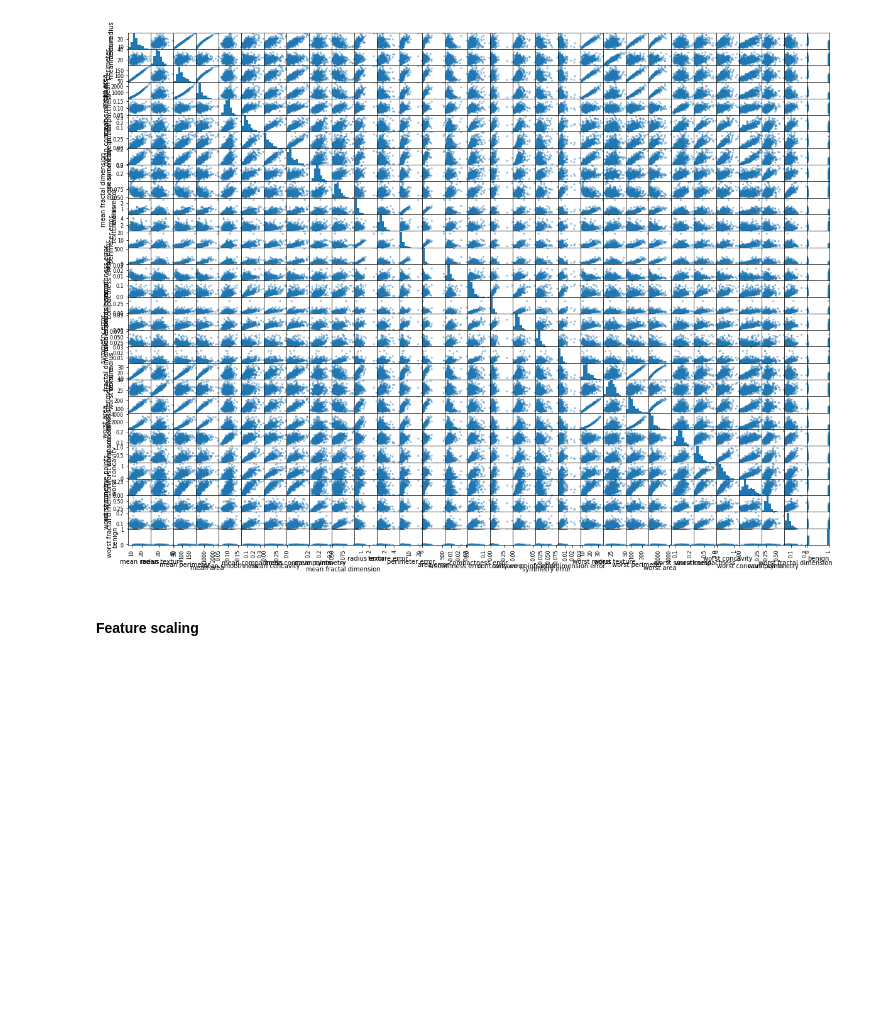
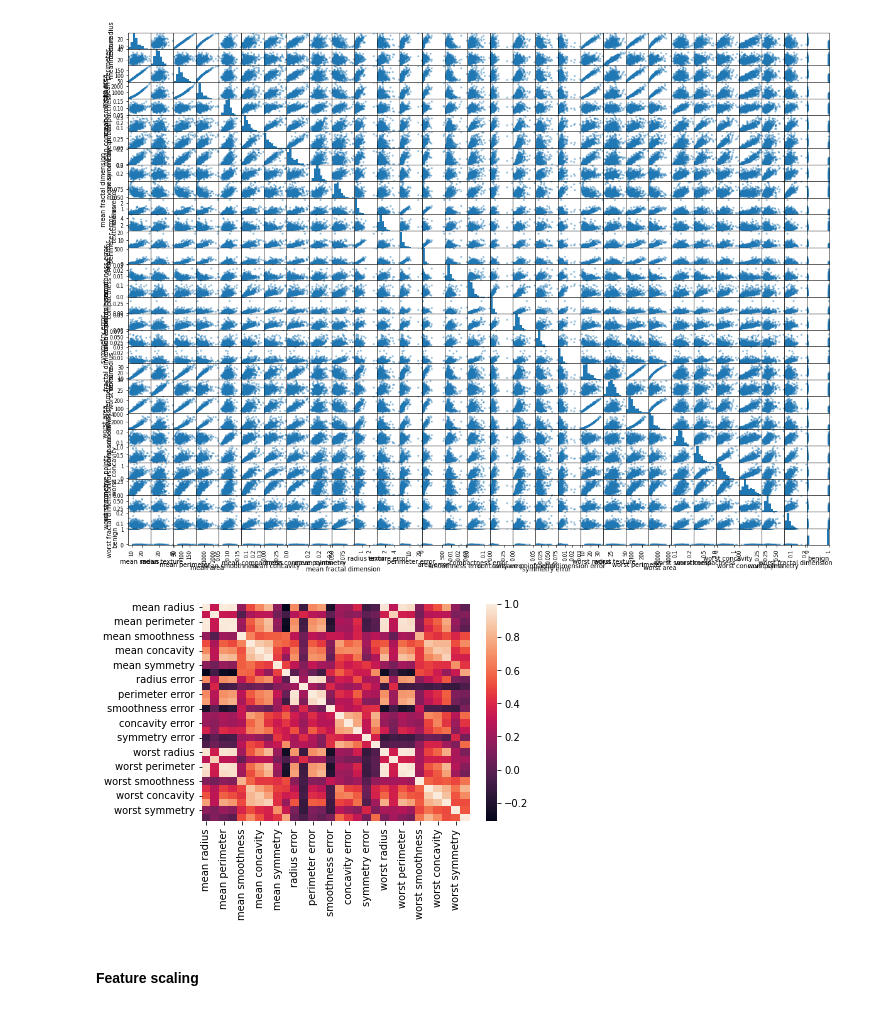
Before and after one commit to MarcoCalbucci/DataAnalytics, a Jupyter notebook: PredictiveModeling/DataPreprocessing/cancer_dataset_pca.ipynb, the cells around one changed output. Saved outputs shown, nothing was run; the diff lists cells and outputs as text; code cells hidden in the pictures; blank space fills up the shorter version.

```diff
--- a/PredictiveModeling/DataPreprocessing/cancer_dataset_pca.ipynb
+++ b/PredictiveModeling/DataPreprocessing/cancer_dataset_pca.ipynb
@@ -71,3 +73,8 @@ plt.show()
+# %%
+import seaborn as sns
+sns.heatmap(df[dataset.feature_names].corr());
+# %% [output]
+[figure, added]
 # %% [markdown]
 #### **Feature scaling**
 # %%
```
Also changed, not shown: parts of 1 cell of this notebook, 9 other files.
